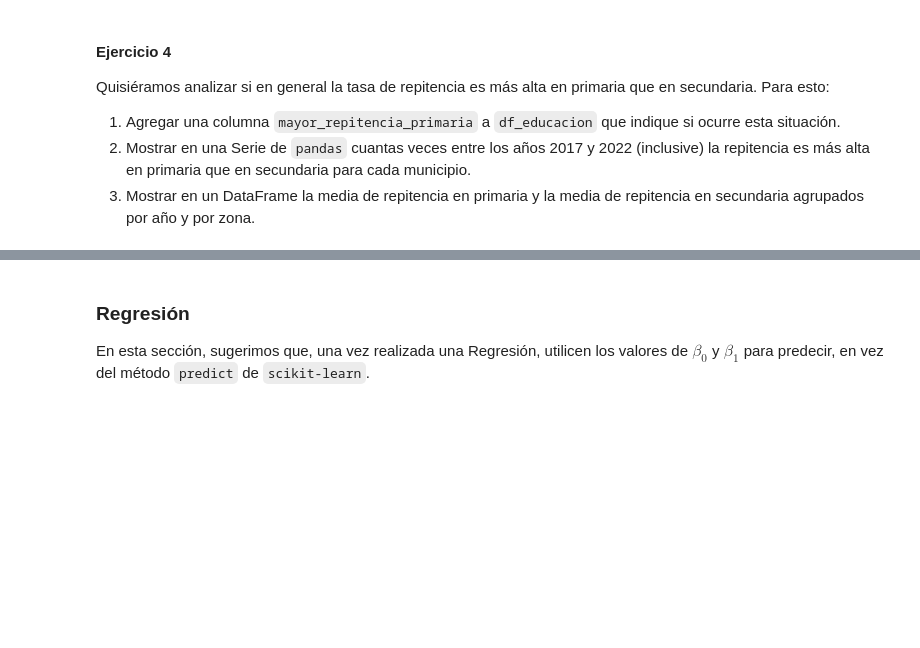
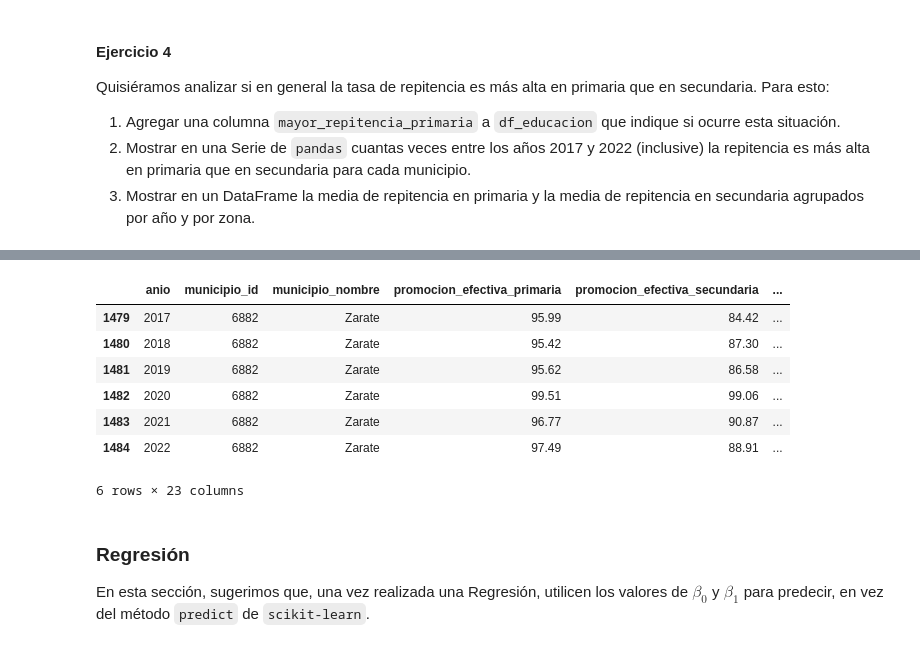
Before and after one commit to lmendezayl/uba-ldd-tp1, a Jupyter notebook: TP_1.ipynb, the cells around one changed output, grey strips where cells are left out. Drawn from its saved outputs; the diff is of its cells as text; code cells hidden in the pictures; blank space fills up the shorter version.

```diff
--- a/TP_1.ipynb
+++ b/TP_1.ipynb
@@ -153,3 +165,7 @@ Quisiéramos analizar si en general la tasa de repitencia es más alta en primar
 esta situación.
 2. Mostrar en una Serie de `pandas` cuantas veces entre los años 2017 y 2022 (inclusive) la repitencia es más alta en primaria que en secundaria para cada municipio.
 3. Mostrar en un DataFrame la media de repitencia en primaria y la media de repitencia en secundaria agrupados por año y por zona.
+# %%
+# 1
+df_educacion['mayor_repitencia_primaria'] = df_educacion['repitencia_primaria'] > df_educacion['repitencia_secundaria']
+df_educacion.head()
@@ -156,3 +180,21 @@ esta situación.
+# %%
+# 2
+municipios = df_educacion['municipio_nombre'].unique() # array de todos los municipios
+df_educacion_2017_2022 = df_educacion[df_educacion['anio'] >= 2017] # no hace falta poner que es menor que 2022 ya que es el maximo del conjunto de años.
+cant_reptencia_2017_2022 = pd.Series()
+
+# creo una funcion que cuenta la cantidad de
+# for municipio in municipios:
+df_educacion_2017_2022[df_educacion_2017_2022['municipio_nombre'] == "Zarate"]
+# %% [output]
+|  | anio | municipio_id | municipio_nombre | promocion_efectiva_primaria | promocion_efectiva_secundaria | ... |
+| 1479 | 2017 | 6882 | Zarate | 95.99 | 84.42 | ... |
+| 1480 | 2018 | 6882 | Zarate | 95.42 | 87.30 | ... |
+| 1481 | 2019 | 6882 | Zarate | 95.62 | 86.58 | ... |
+| 1482 | 2020 | 6882 | Zarate | 99.51 | 99.06 | ... |
+| 1483 | 2021 | 6882 | Zarate | 96.77 | 90.87 | ... |
+| 1484 | 2022 | 6882 | Zarate | 97.49 | 88.91 | ... |
+6 rows × 23 columns
 # %% [markdown]
 ### Regresión
 En esta sección, sugerimos que, una vez realizada una Regresión, utilicen los valores de $β_0$ y $β_1$ para predecir, en vez del método `predict` de `scikit-learn`.
```
Also changed, not shown: parts of 4 cells of this notebook.
